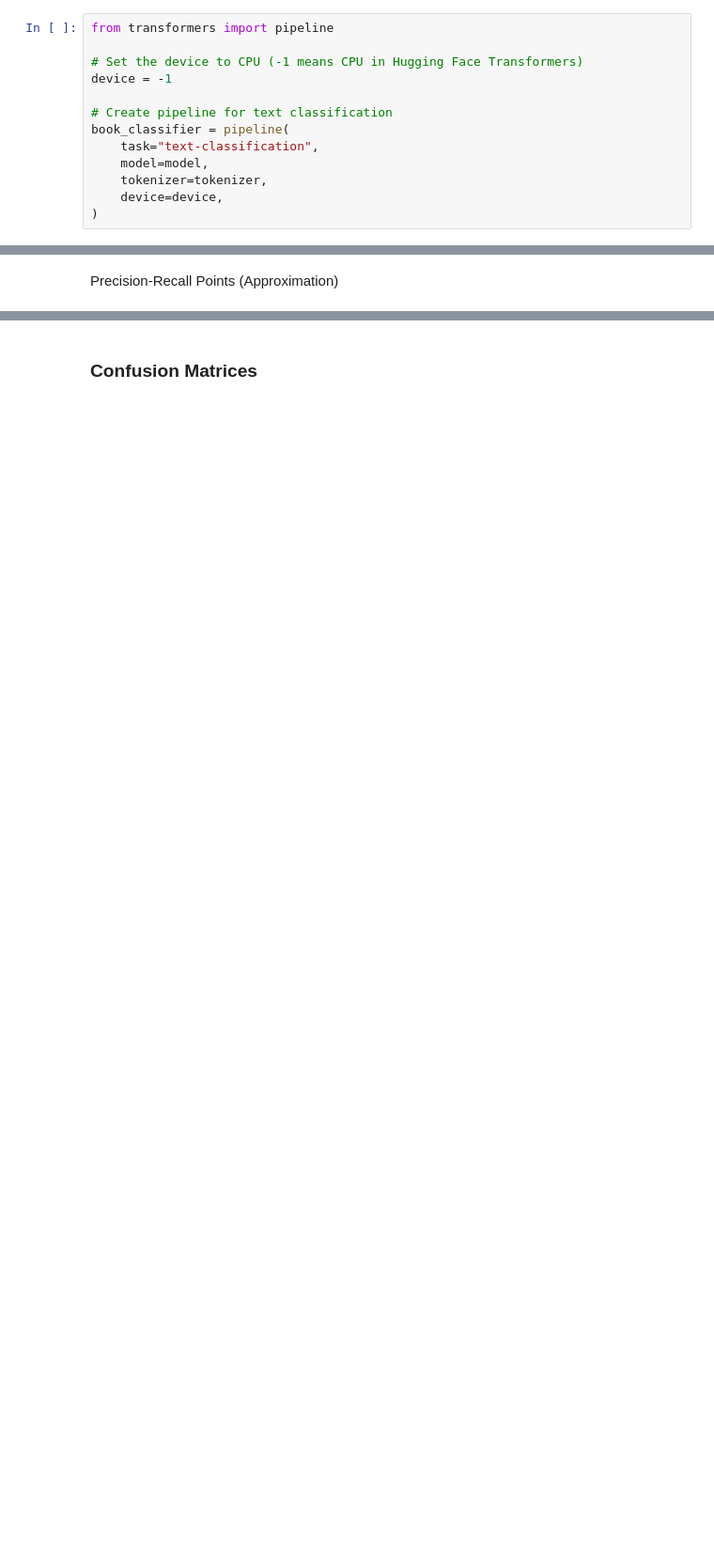
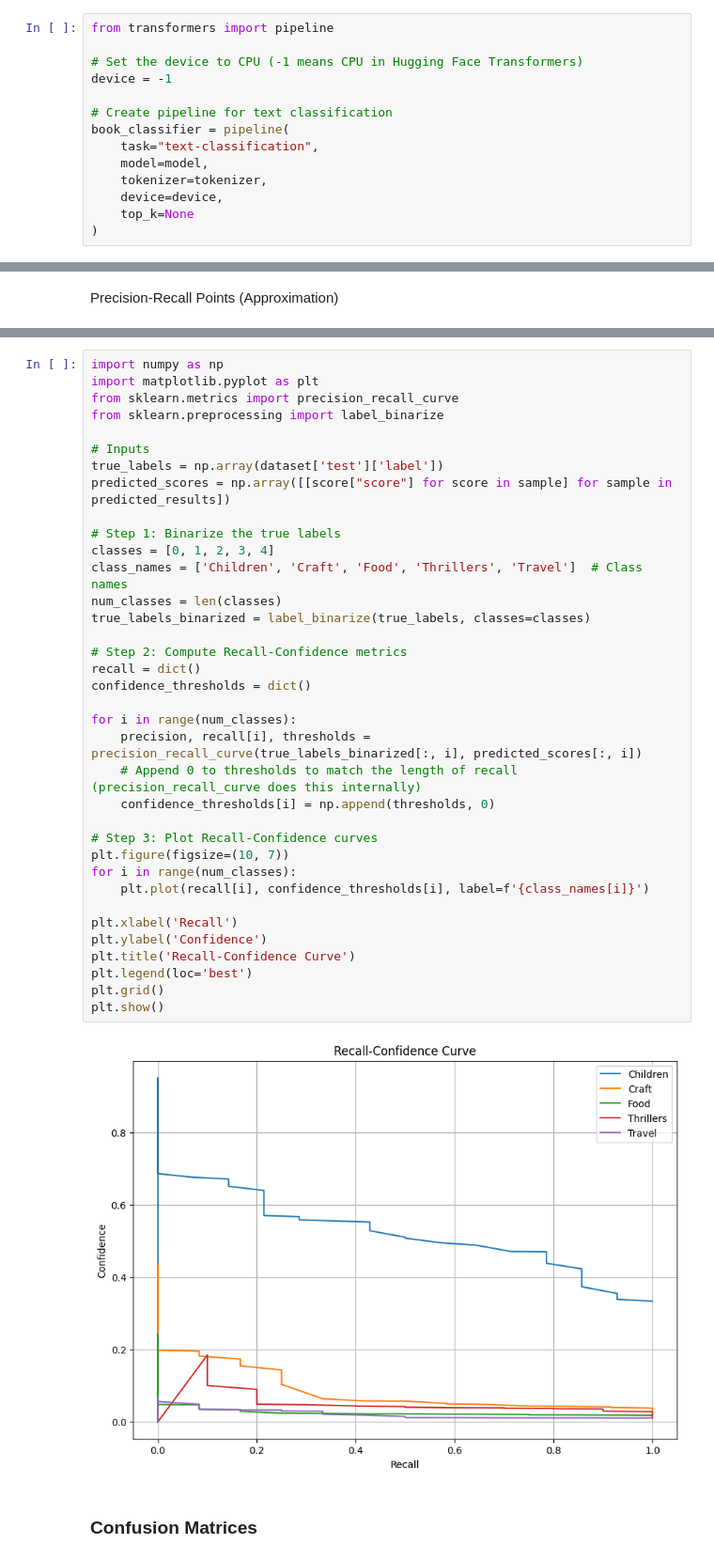
Before and after one commit to Stephy-Wong/IAT360FinalProject, a Jupyter notebook: IAT360FinalProject.ipynb, the cells around one changed output, grey strips where cells are left out. Shown at 94% size. Saved outputs shown, nothing was run; the diff lists cells and outputs as text; blank space fills up the shorter version.

```diff
--- a/IAT360FinalProject.ipynb
+++ b/IAT360FinalProject.ipynb
@@ -451,6 +451,7 @@ book_classifier = pipeline(
     model=model,
     tokenizer=tokenizer,
     device=device,
+    top_k=None
 )
 # %% [output]
 Device set to use mps:0
@@ -704,3 +709,41 @@ Shape of predicted_probs: (60,)
+# %%
+import numpy as np
+import matplotlib.pyplot as plt
+from sklearn.metrics import precision_recall_curve
+from sklearn.preprocessing import label_binarize
+
+# Inputs
+true_labels = np.array(dataset['test']['label'])
+predicted_scores = np.array([[score["score"] for score in sample] for sample in predicted_results])
+
+# Step 1: Binarize the true labels
+classes = [0, 1, 2, 3, 4]
+class_names = ['Children', 'Craft', 'Food', 'Thrillers', 'Travel']  # Class names
+num_classes = len(classes)
+true_labels_binarized = label_binarize(true_labels, classes=classes)
+
+# Step 2: Compute Recall-Confidence metrics
+recall = dict()
+confidence_thresholds = dict()
+
+for i in range(num_classes):
+    precision, recall[i], thresholds = precision_recall_curve(true_labels_binarized[:, i], predicted_scores[:, i])
+    # Append 0 to thresholds to match the length of recall (precision_recall_curve does this internally)
+    confidence_thresholds[i] = np.append(thresholds, 0)
+
+# Step 3: Plot Recall-Confidence curves
+plt.figure(figsize=(10, 7))
+for i in range(num_classes):
+    plt.plot(recall[i], confidence_thresholds[i], label=f'{class_names[i]}')
+
+plt.xlabel('Recall')
+plt.ylabel('Confidence')
+plt.title('Recall-Confidence Curve')
+plt.legend(loc='best')
+plt.grid()
+plt.show()
+# %% [output]
+[figure, added]
 # %% [markdown]
 ### Confusion Matrices
 # %%
```
Also changed, not shown: parts of 6 cells of this notebook.
